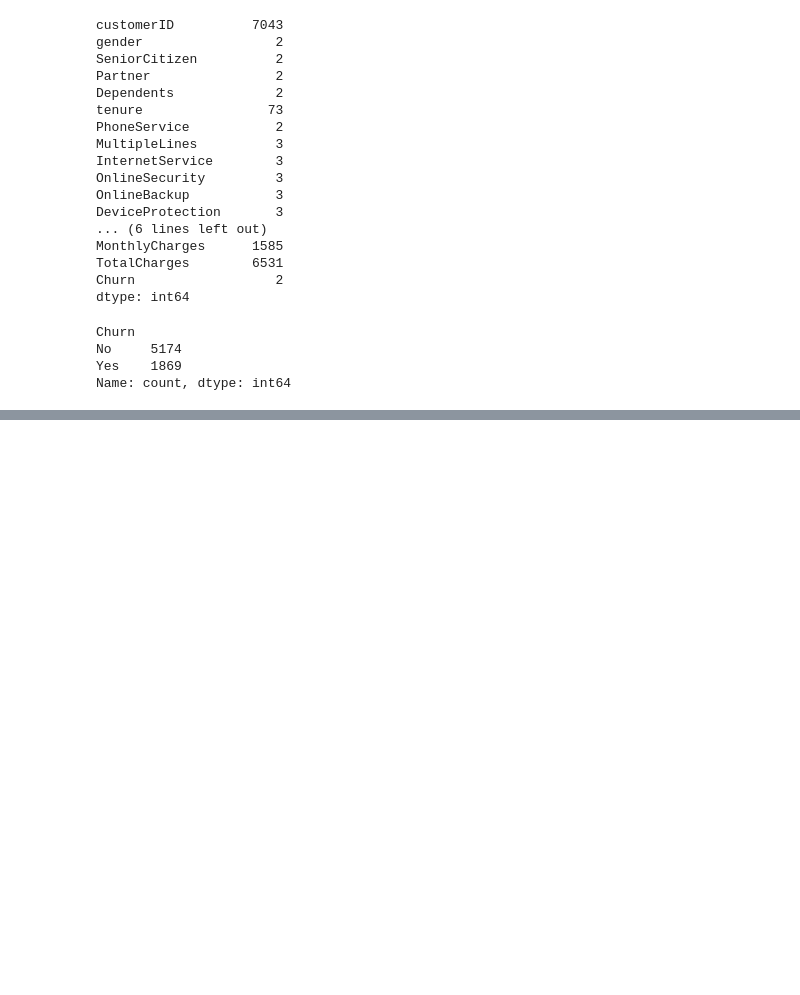
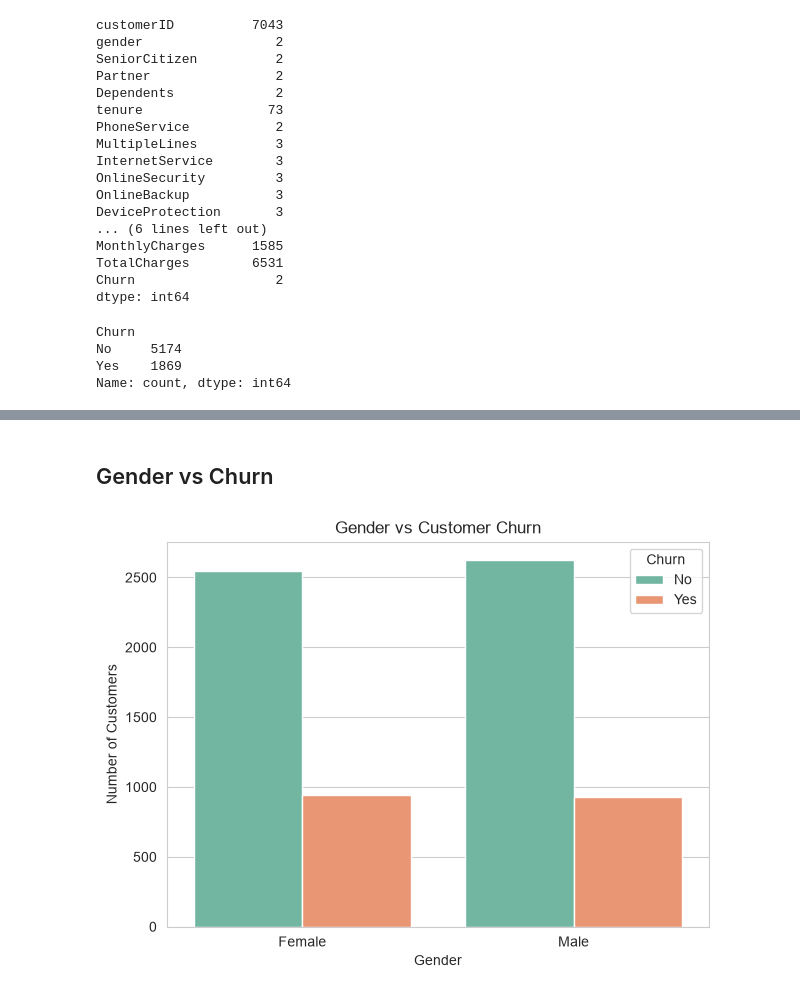
Before and after one commit to Cyanide07x/Customer-Churn-Analysis, a Jupyter notebook: notebook/Customer_Churn_Analysis.ipynb, the cells around one changed output, grey strips where cells are left out. Saved outputs shown, nothing was run; the diff lists cells and outputs as text; code cells hidden in the pictures; blank space fills up the shorter version.

```diff
--- a/notebook/Customer_Churn_Analysis.ipynb
+++ b/notebook/Customer_Churn_Analysis.ipynb
@@ -170,0 +216,21 @@ Name: count, dtype: int64
+# %% [markdown]
+## Gender vs Churn
+# %%
+plt.figure(figsize=(7,5))
+
+sns.countplot(
+    data=df,
+    x="gender",
+    hue="Churn",
+    palette="Set2"
+)
+
+plt.title("Gender vs Customer Churn")
+plt.xlabel("Gender")
+plt.ylabel("Number of Customers")
+
+plt.savefig("../images/gender_vs_churn.png", dpi=300, bbox_inches="tight")
+
+plt.show()
+# %% [output]
+[figure, added]
```
Also changed, not shown: parts of 15 cells of this notebook, 5 other files.
